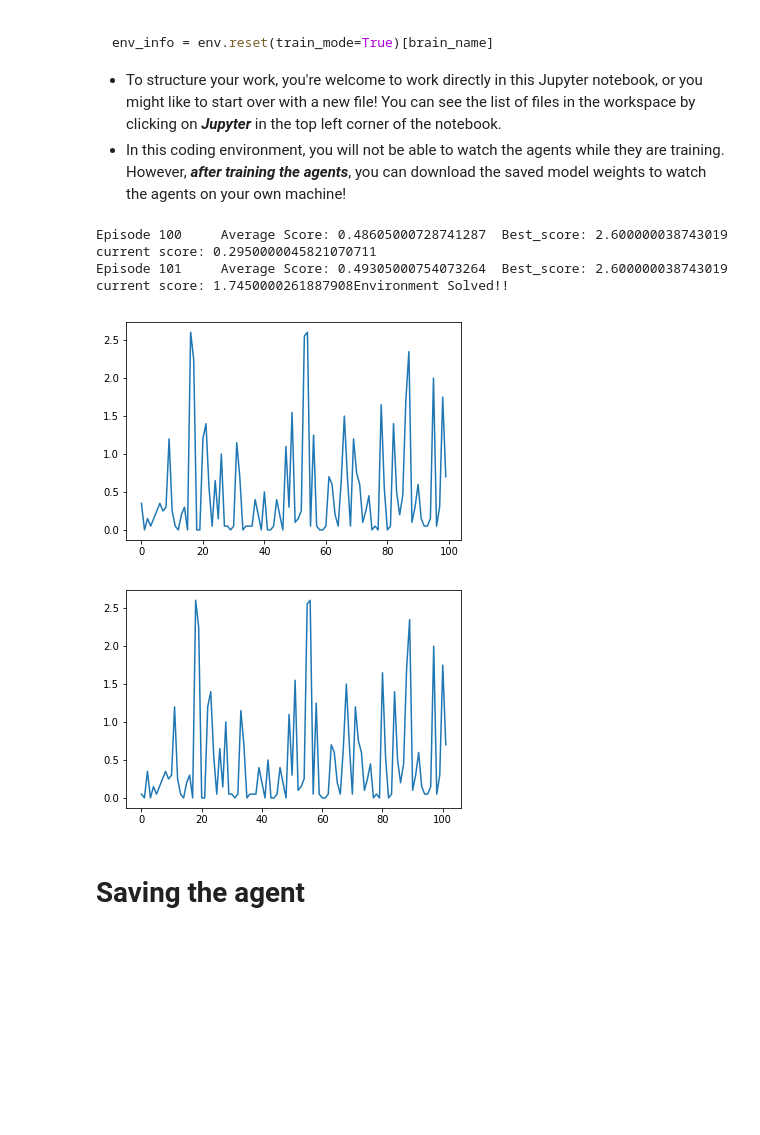
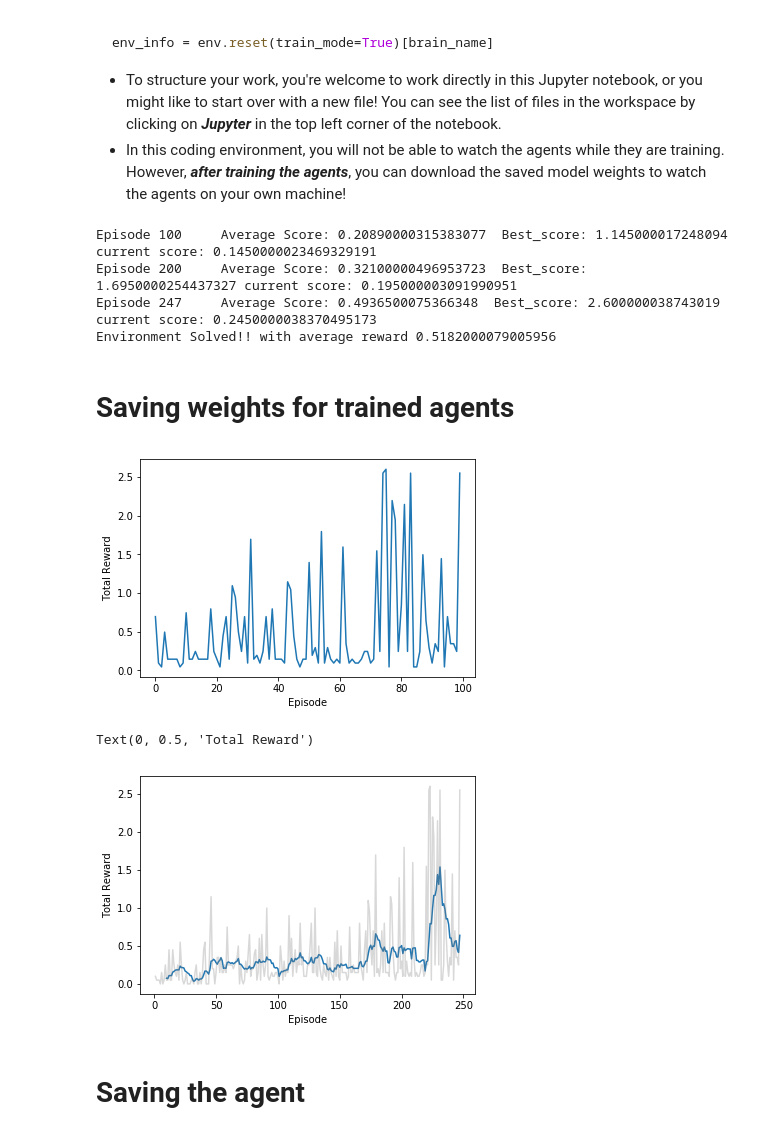
Before and after one commit to unnat5/deep-reinforcement-learning, a Jupyter notebook: p3_collab-compet/Tennis.ipynb, the cells around one changed output. Saved outputs shown, nothing was run; the diff lists cells and outputs as text; code cells hidden in the pictures; blank space fills up the shorter version.

```diff
--- a/p3_collab-compet/Tennis.ipynb
+++ b/p3_collab-compet/Tennis.ipynb
@@ -232,13 +232,15 @@ import copy
 from collections import deque, namedtuple
 device = torch.device("cuda:0" if torch.cuda.is_available() else "cpu")
 
-BUFFER_SIZE = int(1e5)    # replay buffer
+BUFFER_SIZE = int(5e5)    # replay buffer
 BATCH_SIZE = 128
 
 class MADDPG:
 
     def __init__(self, discount_factor=0.999, tau=1e-5,random_seed=51):
         self.maddpg_agent = [DDPGAgent(),DDPGAgent()]
+        #self.maddpg_agent = maddpg
+
         self.discount_factor = discount_factor
         self.tau = tau
         self.counter = 0
@@ -391,9 +393,10 @@ class ReplayBuffer:
 # %%
 maddpg = MADDPG()
 # %%
-def ddpg(n_episode=4500, max_t=320, print_every=100):
+def ddpg(n_episode=1500, max_t=320, print_every=100):
     scores_deque = deque(maxlen=print_every)
     scoress= []
+    average_Score = []
     #logger = Logger('./logs')
     for i_episodes in range(1, n_episode+1):
         env_info = env.reset(train_mode=True)[brain_name]      # reset the environment
@@ -414,18 +417,24 @@ def ddpg(n_episode=4500, max_t=320, print_every=100):
             if np.any(dones):                                  # exit loop if episode finished
                 break
         mean_reward = np.mean(scores)
+        ## here I'm averaging both the reward from both the agents (I'm not taking max score)
         scores_deque.append(mean_reward)
+        average_Score.append(np.mean(scores_deque))
         scoress.append(mean_reward)
-        if np.mean(scores_deque)>0.5 and i_episodes>100:
-            print("Environment Solved!!")
+        if np.mean(scores_deque)>0.51 and i_episodes>120:
+            print("\nEnvironment Solved!! with average reward {}".format(np.mean(scores_deque)))
             return scoress, scores_deque
         print('\rEpisode {}\tAverage Score: {}  Best_score: {} current score: {}'.format(i_episodes,np.mean(scores_deque),
                                                                                              max(scores_deque),scores_deque[-1]),end="")
         if i_episodes%print_every ==0:
             print('\rEpisode {}\tAverage Score: {:.2f}'.format(i_episodes,np.mean(scores_deque)))
-    return scoress, scores_deque
+    return scoress, average_Score
 # %%
 score,d = ddpg()
 # %% [output]
-Episode 100     Average Score: 0.48605000728741287  Best_score: 2.600000038743019 current score: 0.2950000045821070711
-Episode 101     Average Score: 0.49305000754073264  Best_score: 2.600000038743019 current score: 1.7450000261887908Environment Solved!!
+Episode 100     Average Score: 0.20890000315383077  Best_score: 1.145000017248094 current score: 0.1450000023469329191
+Episode 200     Average Score: 0.32100000496953723  Best_score: 1.6950000254437327 current score: 0.195000003091990951
+Episode 247     Average Score: 0.4936500075366348  Best_score: 2.600000038743019 current score: 0.2450000038370495173
+Environment Solved!! with average reward 0.5182000079005956
+# %% [markdown]
+# Saving weights for trained agents
@@ -432,15 +444,29 @@ Episode 101     Average Score: 0.49305000754073264  Best_score: 2.60000003874301
 # %%
 import matplotlib.pyplot as plt
 plt.plot(d)
+plt.xlabel('Episode')
+plt.ylabel('Total Reward')
 plt.show()
 # %% [output]
-[figure, old version]
+[figure, new version]
-# %%
-import matplotlib.pyplot as plt
-plt.plot(score)
-plt.show()
-# %% [output]
-[figure, removed]
+# %%
+import matplotlib.pyplot as plt
+def running_mean(x, N):
+    cumsum = np.cumsum(np.insert(x, 0, 0))
+    return (cumsum[N:] - cumsum[:-N]) / N
+reward = []
+for i in range(1,len(score)):
+    reward.append((i,score[i]))
+
+eps, rews = np.array(reward).T
+smoothed_rews = running_mean(rews, 10)
+plt.plot(eps[-len(smoothed_rews):], smoothed_rews)
+plt.plot(eps, rews, color='grey', alpha=0.3)
+plt.xlabel('Episode')
+plt.ylabel('Total Reward')
+# %% [output]
+Text(0, 0.5, 'Total Reward')
+[figure, added]
 # %% [markdown]
 # Saving the agent
 # %%
```
Also changed, not shown: parts of 5 cells of this notebook, 7 other files.
